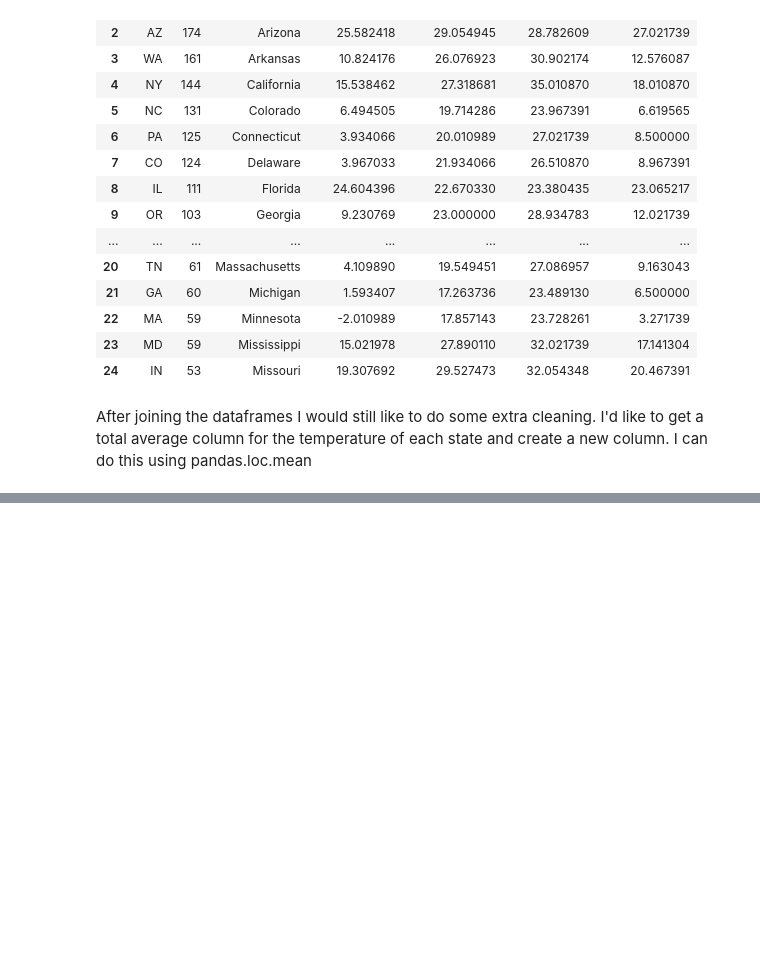
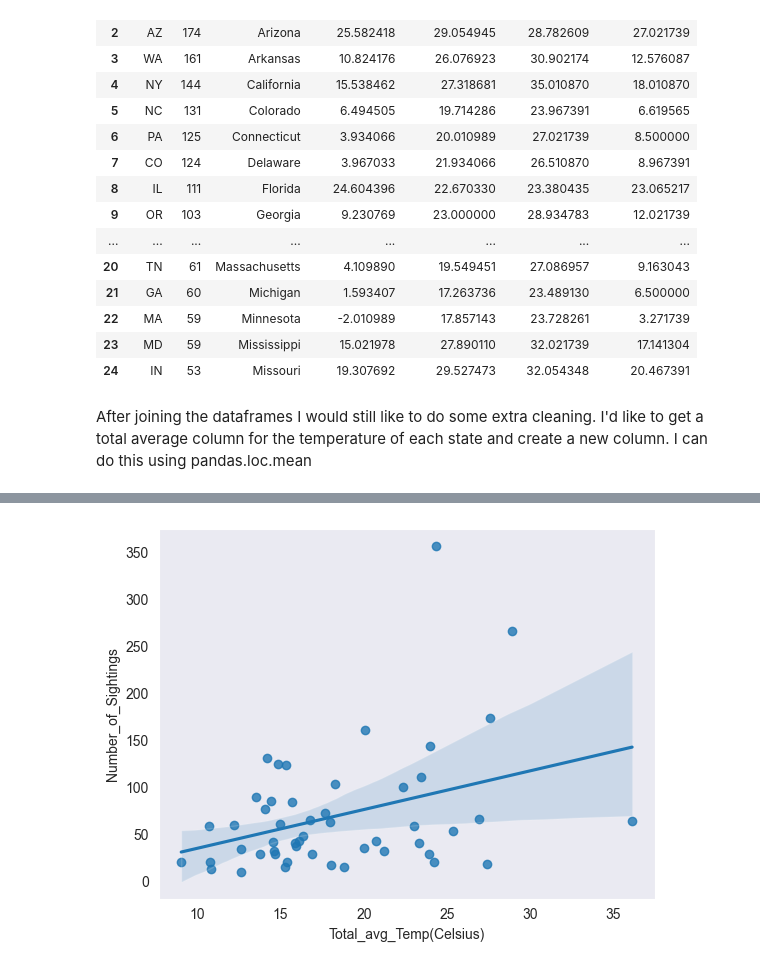
Before and after one commit to southsidefreddy/ufo_project, a Jupyter notebook: ufo.ipynb, the cells around one changed output, grey strips where cells are left out. Cells and saved outputs as stored; diff of their text form; code cells hidden in the pictures; blank space fills up the shorter version.

```diff
--- a/ufo.ipynb
+++ b/ufo.ipynb
@@ -184,0 +213,6 @@ ufo.head()
+# %%
+# create a regplot that compares Number_of_Sightings with Total_avg_Temp
+
+sns.regplot( x='Total_avg_Temp(Celsius)', y='Number_of_Sightings', data=ufo);
+# %% [output]
+[figure, added]
```
Also changed, not shown: parts of 12 cells of this notebook.
